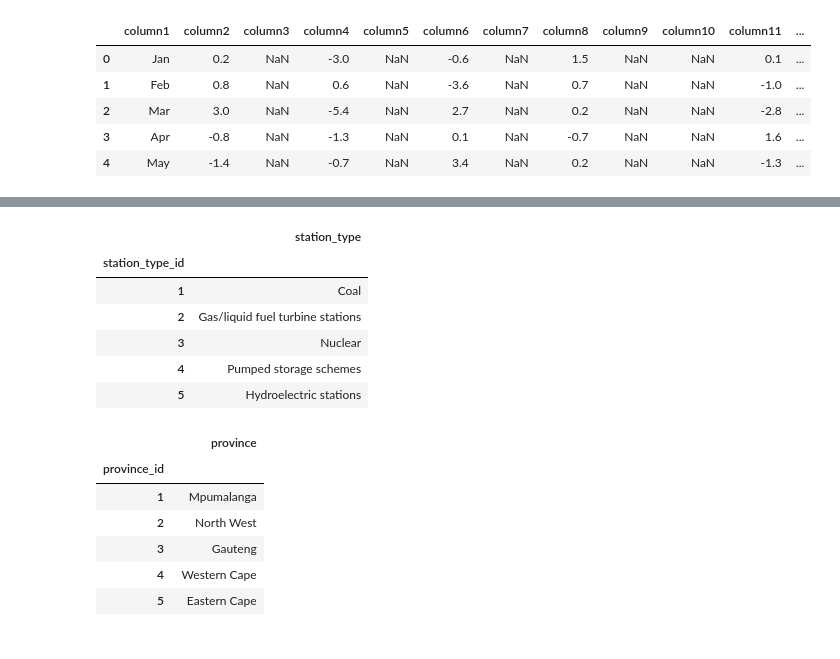
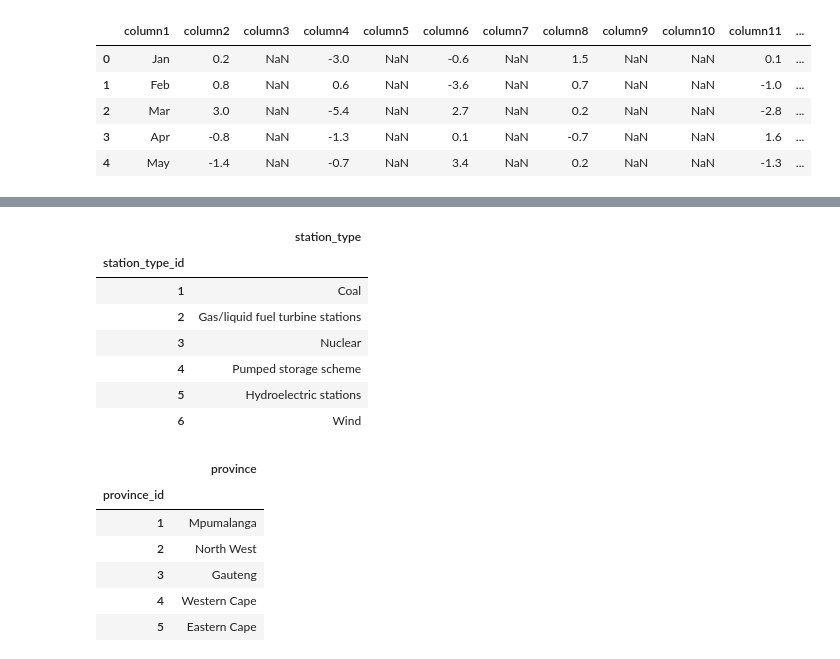
Before and after one commit to Kaekaefx/Group5_Gather_Predict, a Jupyter notebook: new_database.ipynb, the cells around one changed output, grey strips where cells are left out. Saved outputs shown, nothing was run; the diff lists cells and outputs as text; code cells hidden in the pictures.

```diff
--- a/new_database.ipynb
+++ b/new_database.ipynb
@@ -201,15 +199,18 @@ stations_table_df.head()
 # %%
 station_type_df.columns = ['station_type']
 station_type_df.index.names = ['station_type_id']
-station_type_df.head()
+station_type_df.loc[6, 'station_type'] = 'Wind'
+station_type_df.loc[4, 'station_type'] = 'Pumped storage scheme'
+station_type_df
 # %% [output]
 |  | station_type |
 | station_type_id |  |
 | 1 | Coal |
 | 2 | Gas/liquid fuel turbine stations |
 | 3 | Nuclear |
-| 4 | Pumped storage schemes |
+| 4 | Pumped storage scheme |
 | 5 | Hydroelectric stations |
+| 6 | Wind |
 # %%
 province_table_df.columns = ['province']
 province_table_df.index.names = ['province_id']
```
Also changed, not shown: parts of 18 cells of this notebook.
